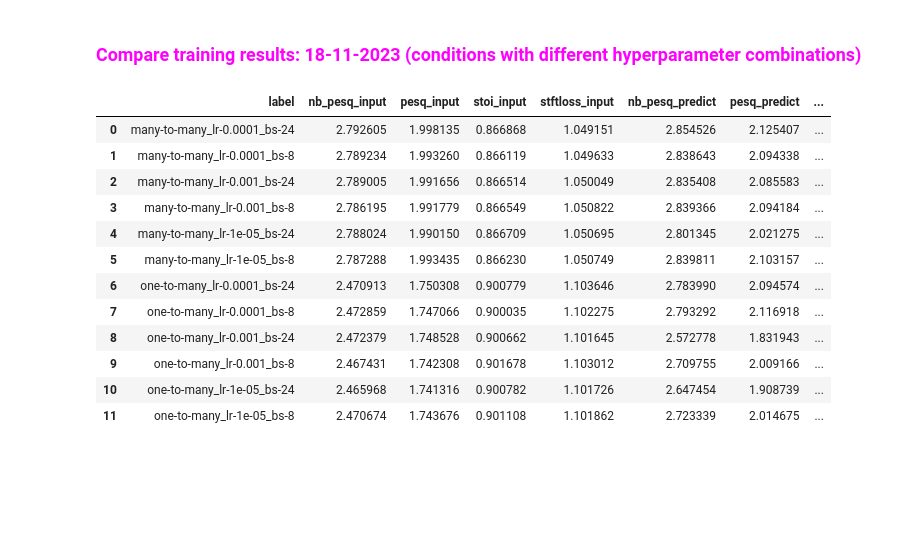
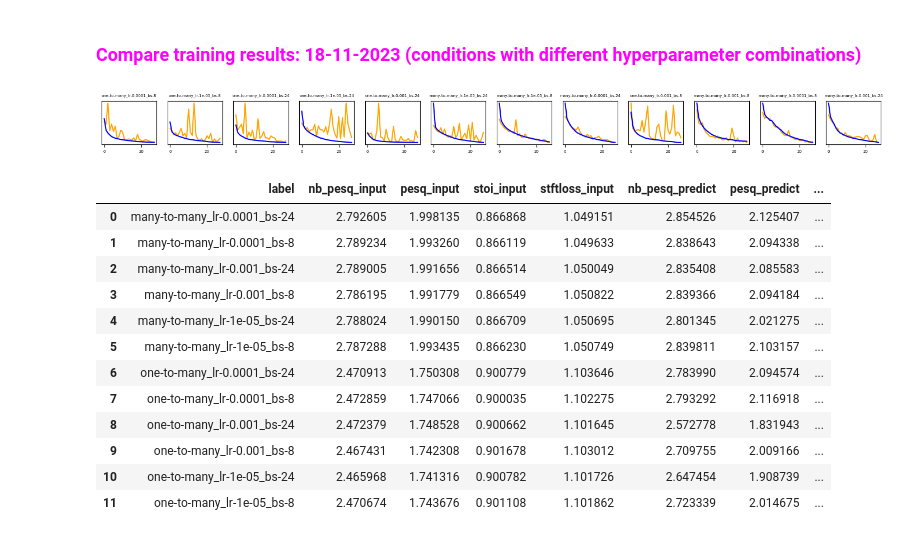
Before and after one commit to joaluba/reverb-match-cond-u-net, a Jupyter notebook: notebooks/exp_log.ipynb, the cells around one changed output. Saved outputs shown, nothing was run; the diff lists cells and outputs as text; code cells hidden in the pictures; blank space fills up the shorter version.

```diff
--- a/notebooks/exp_log.ipynb
+++ b/notebooks/exp_log.ipynb
@@ -29,11 +29,37 @@ def summarize_eval(datapath,exptag, b_save=False):
     display(metricsvals_groups)
     if b_save:
         metricsvals_groups.to_csv(exptag+"_evalsummary.scv")
+
+def plot_losses(datapath,exptag,checkpoint_id):
+    resultsdir=pjoin(datapath,exptag)
+    M=len(os.listdir(resultsdir))
+    exp_count=0
+    plt.figure(figsize=(int(M*1.5),1))
+    for subdir in os.listdir(resultsdir):
+        subdir_path = os.path.join(resultsdir, subdir)
+        if os.path.isdir(subdir_path):
+            for filename in os.listdir(subdir_path):
+                if filename.startswith("checkpoint") & filename.endswith(str(checkpoint_id)+".pt"):
+                    exp_count+=1
+                    train_results=torch.load(pjoin(subdir_path,filename),map_location="cpu")
+                    # load and plot the loss evolution
+                    loss = list(zip(*train_results['loss']))
+                    plt.subplot(1,M,exp_count)
+                    plt.plot(loss[1],color="orange")
+                    plt.plot(loss[0],color="blue")
+                    plt.xticks(fontsize=5)
+                    plt.yticks([])
+                    plt.title(subdir.split('_',1)[1], fontsize=5)
+    plt.show()
 # %%
 datapath="/media/ssd2/RESULTS-reverb-match-cond-u-net/"
 # datapath="/home/ubuntu/Data/RESULTS-reverb-match-cond-u-net"
 # %% [markdown]
 ###  <font color='fuchsia'>Compare training results: 18-11-2023 (conditions with different hyperparameter combinations) </font>
+# %%
+plot_losses(datapath,"runs-exp-18-11-2023",27)
+# %% [output]
+[figure, added]
 # %%
 summarize_eval(datapath,"runs-exp-18-11-2023", b_save=False)
 # %% [output]
```
Also changed, not shown: parts of 10 cells of this notebook, 9 other files.
